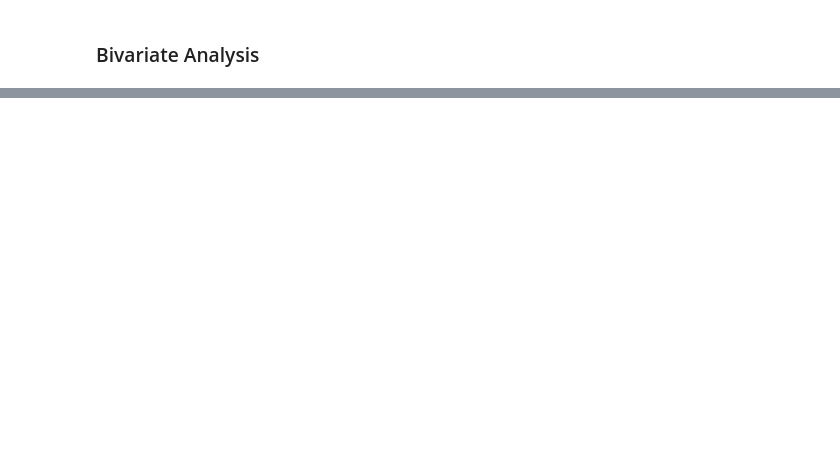
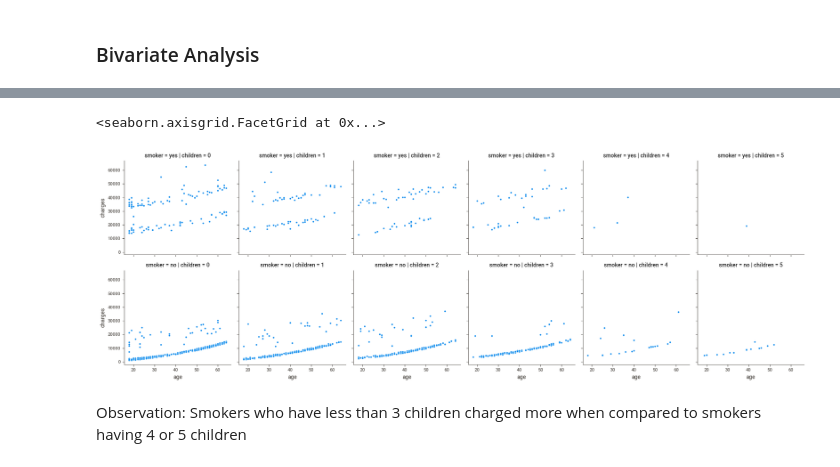
Before and after one commit to rajasinghj37/Insurance-Cost-Prediction, a Jupyter notebook: PRCP-1021-InsCostPred.ipynb, the cells around one changed output, grey strips where cells are left out. Saved outputs shown, nothing was run; the diff lists cells and outputs as text; code cells hidden in the pictures; blank space fills up the shorter version.

```diff
--- a/PRCP-1021-InsCostPred.ipynb
+++ b/PRCP-1021-InsCostPred.ipynb
@@ -166,0 +195,9 @@ When there are 4 or 5 children, charged amount is low
+# %%
+g = sns.FacetGrid(insurance_dataset, col="children",  row="smoker")
+g.map(sns.scatterplot, "age", "charges")
+# %% [output]
+<seaborn.axisgrid.FacetGrid at 0x...>
+[figure, added]
+# %% [markdown]
+Observation:
+    Smokers who have less than 3 children charged more when compared to smokers having 4 or 5 children
```
Also changed, not shown: parts of 55 cells of this notebook.
